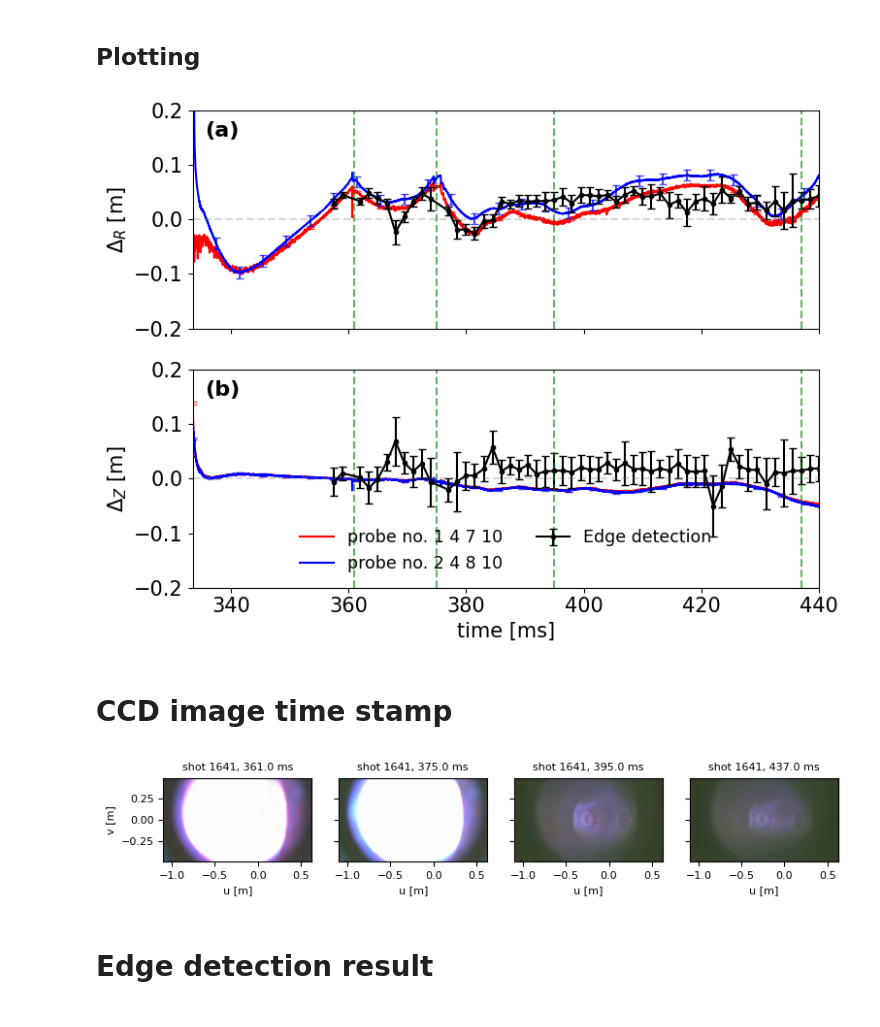
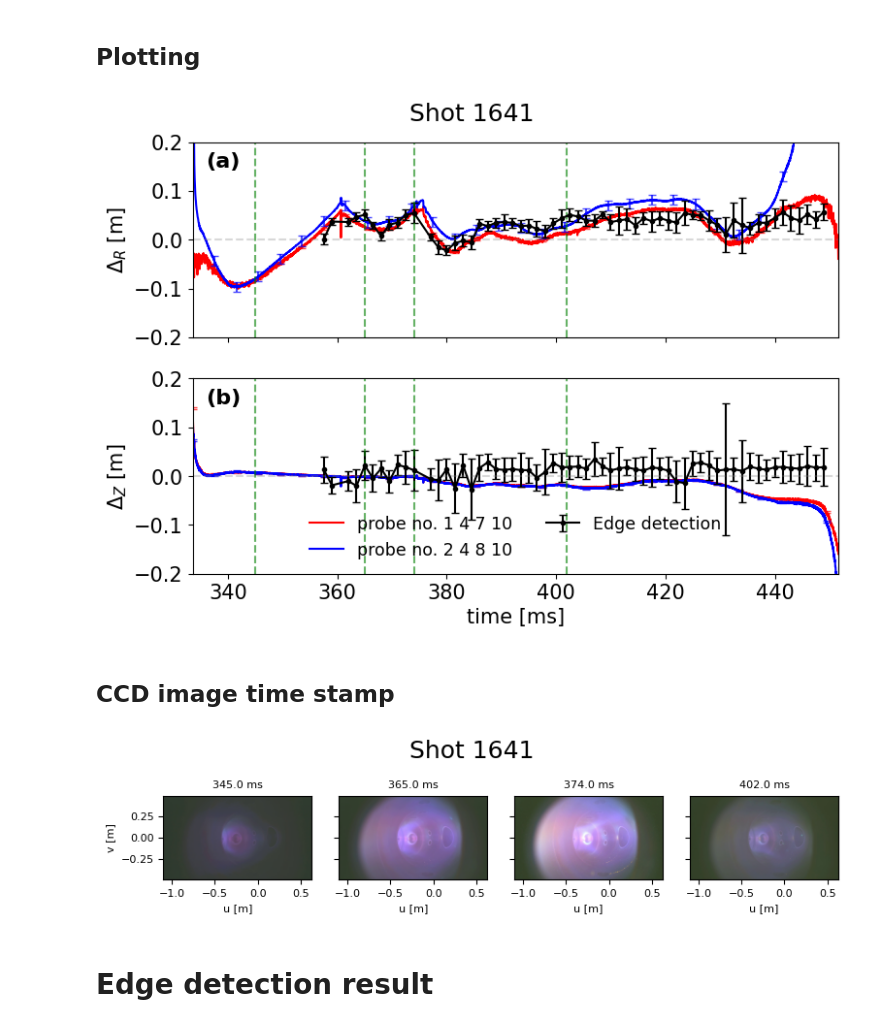
Before and after one commit to P-Attapon/TT1PlasmaColumnPosition, a Jupyter notebook: plotting.ipynb, the cells around one changed output. Saved outputs shown, nothing was run; the diff lists cells and outputs as text; code cells hidden in the pictures.

```diff
--- a/plotting.ipynb
+++ b/plotting.ipynb
@@ -311,6 +311,14 @@ plot_signals(
 )
 # %% [markdown]
 # Column displacement solution
+# %%
+#setup
+
+shot_num = "1641"
+shot_path = os.path.join(".","resources","fullShotData", shot_num)
+time_stamp =[345,365,374,402] # time stamp to draw vertical lines on plot and extract images
+
+use_probes = ["1 4 7 10", "2 4 8 10"]
 # %% [markdown]
 ## Toroidal filament model solution
 # %%
@@ -445,7 +448,7 @@ axZ.legend(ncol = 2,fontsize = "small",loc = "lower center",frameon = False)
 labels = ['(a)', '(b)']
 for i, axis in enumerate((axR,axZ)):
     axis.set_ylim(-0.2,0.2)
-    axis.set_xlim(time.min(),440)
+    axis.set_xlim(time.min(),time.max())
     axis.text(
         0.02, 0.95, labels[i],          # position (x, y) in Axes coordinates (0–1)
         transform=axis.transAxes,       # relative to the subplot, not figure
@@ -453,24 +456,22 @@ for i, axis in enumerate((axR,axZ)):
         fontweight='bold',
         va='top', ha='left'
     )
-
-vertical_lines = [361,375,395,437]
-for t in vertical_lines:
+for t in time_stamp:
     for axis in (axR,axZ):
         axis.axvline(t,ls = "--",color = "g",alpha = 0.6)
 axR.axhline(0, ls = "--", color = "gray", alpha = 0.3)
 axZ.axhline(0, ls = "--", color = "gray", alpha = 0.3)
 
+fig.suptitle(f"Shot {shot_num}", y = 0.94)
+
 plt.tight_layout()
-save_name = os.path.join(save_dir, "displacementPlot")
+save_name = os.path.join(save_dir, f"{shot_num}displacementPlot")
 plt.savefig(save_name,bbox_inches='tight')
 # %% [output]
-[figure, old version]
+[figure, new version]
 # %% [markdown]
-# CCD image time stamp
+## CCD image time stamp
 # %%
-shot_num = "1641"
-
 frame_to_time = lambda frame: frame/2 + 260
 time_to_frame = lambda time: (time - 260)*2
 
@@ -481,43 +482,48 @@ def nearest_time_image(time,img_dir):
 
     file_type = image_paths[0].split(".")[1]
 
     all_frames = [int(f.split(".")[0]) for f in image_paths]
     nearest_frame = min(all_frames, key = lambda x: abs(x-frame))
-    return plt.imread(os.path.join(img_dir,f"{nearest_frame}.{file_type}"))
+
+    nearest_time = frame_to_time(nearest_frame)
+    return (
+        nearest_time,
+        plt.imread(os.path.join(img_dir,f"{nearest_frame}.{file_type}"))
+        )
 
 img_path = os.path.join("resources","TTI frame",shot_num,f"{shot_num}_frames_jpg")
-imgs = [nearest_time_image(time,img_path) for time in vertical_lines]
+time_image = [nearest_time_image(time,img_path) for time in time_stamp]
 
 fig, axs = plt.subplots(1,4, figsize = (8,6),sharey = True)
 
-pixel_plane_ratio = 0.9   # mm per pixel
-x_center_pixel = 500
+pixel_plane_ratio = 0.9; x_center_pixel = 500
 y_center_pixel = 1080 // 2
 
 pixel_to_calibration = lambda q,edge_pixel, pixel_plane_ratio=0.9: (q - edge_pixel)*pixel_plane_ratio/1000
 
-height, width = imgs[0].shape[:2]
+height, width = time_image[1][1].shape[:2]
 
 x_min = pixel_to_calibration(0, x_center_pixel, pixel_plane_ratio) - 0.65
 x_max = pixel_to_calibration(width, x_center_pixel, pixel_plane_ratio) - 0.65
 y_min = pixel_to_calibration(0, y_center_pixel, pixel_plane_ratio)
 y_max = pixel_to_calibration(height, y_center_pixel, pixel_plane_ratio)
 
 extent = [x_min, x_max, y_min, y_max]
 
-for time, img, ax in zip(vertical_lines,imgs, axs):
-    ax.imshow(img, extent=extent, origin='lower', cmap='gray')
+for img, ax in zip(time_image, axs):
+    ax.imshow(img[1], extent=extent, origin='upper', cmap='gray')
     ax.set_xlabel("u [m]",fontsize = 8)
-    ax.set_title(f"shot {shot_num}, {time:.1f} ms", fontsize = 8)
+    ax.set_title(f"{img[0]:.1f} ms", fontsize = 8)
     ax.tick_params(labelsize = 8)
 
 axs[0].set_ylabel("v [m]",fontsize = 8)
+fig.suptitle(f"Shot {shot_num}", y = 0.63)
 fig.tight_layout()
 
-save_name = os.path.join(save_dir, "rawImage")
+save_name = os.path.join(save_dir, f"{shot_num}rawImage")
 plt.savefig(save_name,bbox_inches='tight')
 # %% [output]
-[figure, old version]
+[figure, new version]
 # %% [markdown]
 # Edge detection result
 # %%
```
Also changed, not shown: parts of 2 cells of this notebook, 9 other files.
